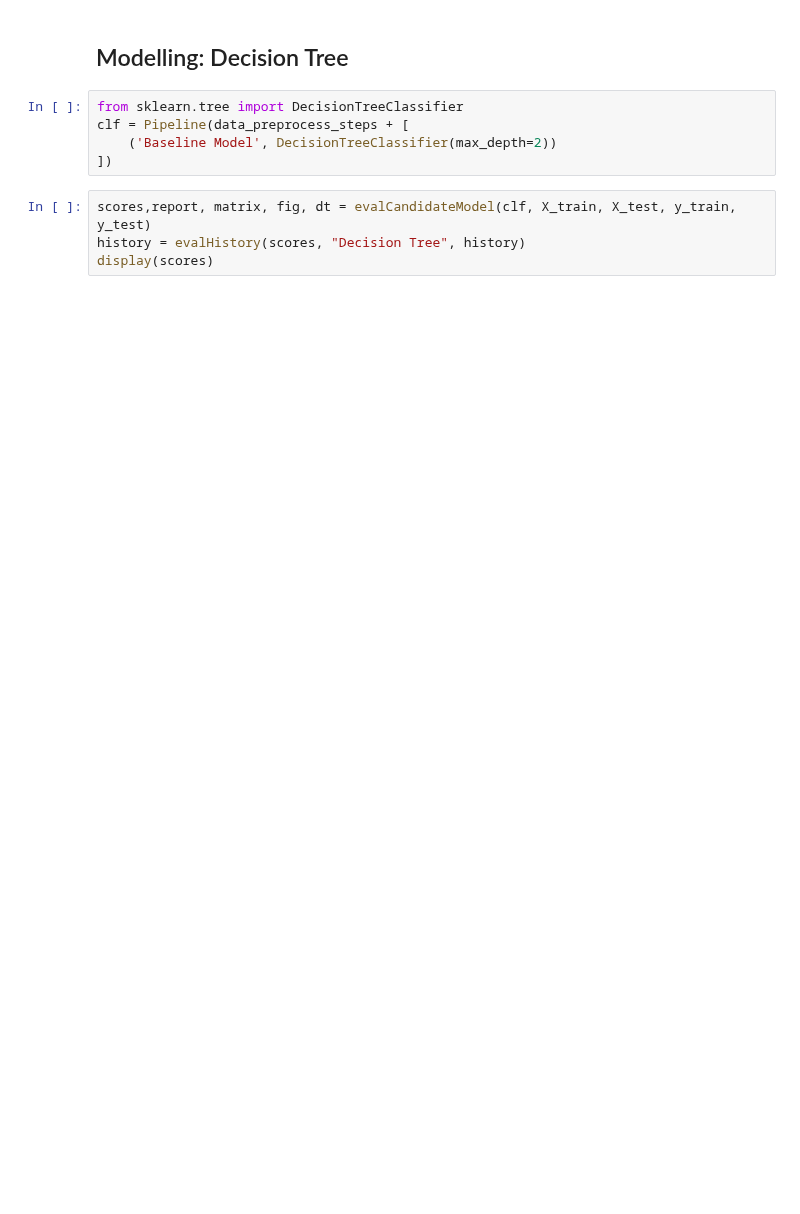
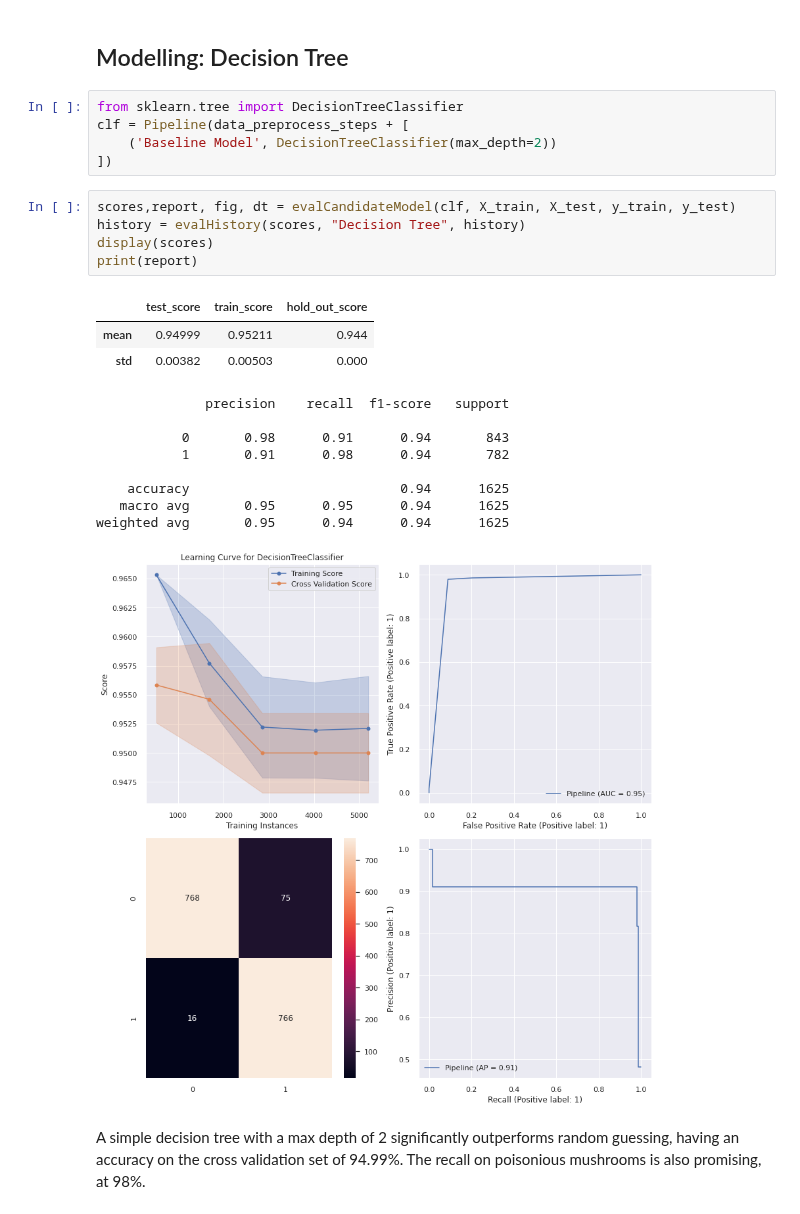
Before and after one commit to Tien-Cheng/AI-and-Machine-Learning--ST1511-, a Jupyter notebook: Assignment 1/classification/mushroom_v1.ipynb, the cells around one changed output. Drawn from its saved outputs; the diff is of its cells as text; blank space fills up the shorter version.

Commit message:
Updated mushroom classification

```diff
--- a/Assignment 1/classification/mushroom_v1.ipynb
+++ b/Assignment 1/classification/mushroom_v1.ipynb
@@ -392,8 +398,24 @@ clf = Pipeline(data_preprocess_steps + [
     ('Baseline Model', DecisionTreeClassifier(max_depth=2))
 ])
 # %%
-scores,report, matrix, fig, dt = evalCandidateModel(clf, X_train, X_test, y_train, y_test)
+scores,report, fig, dt = evalCandidateModel(clf, X_train, X_test, y_train, y_test)
 history = evalHistory(scores, "Decision Tree", history)
 display(scores)
+print(report)
+# %% [output]
+|  | test_score | train_score | hold_out_score |
+| mean | 0.94999 | 0.95211 | 0.944 |
+| std | 0.00382 | 0.00503 | 0.000 |
+              precision    recall  f1-score   support
+
+           0       0.98      0.91      0.94       843
+           1       0.91      0.98      0.94       782
+
+    accuracy                           0.94      1625
+   macro avg       0.95      0.95      0.94      1625
+weighted avg       0.95      0.94      0.94      1625
+[figure, added]
+# %% [markdown]
+A simple decision tree with a max depth of 2 significantly outperforms random guessing, having an accuracy on the cross validation set of 94.99%. The recall on poisonious mushrooms is also promising, at 98%.
 # %%
 history
```
Also changed, not shown: parts of 17 cells of this notebook.
